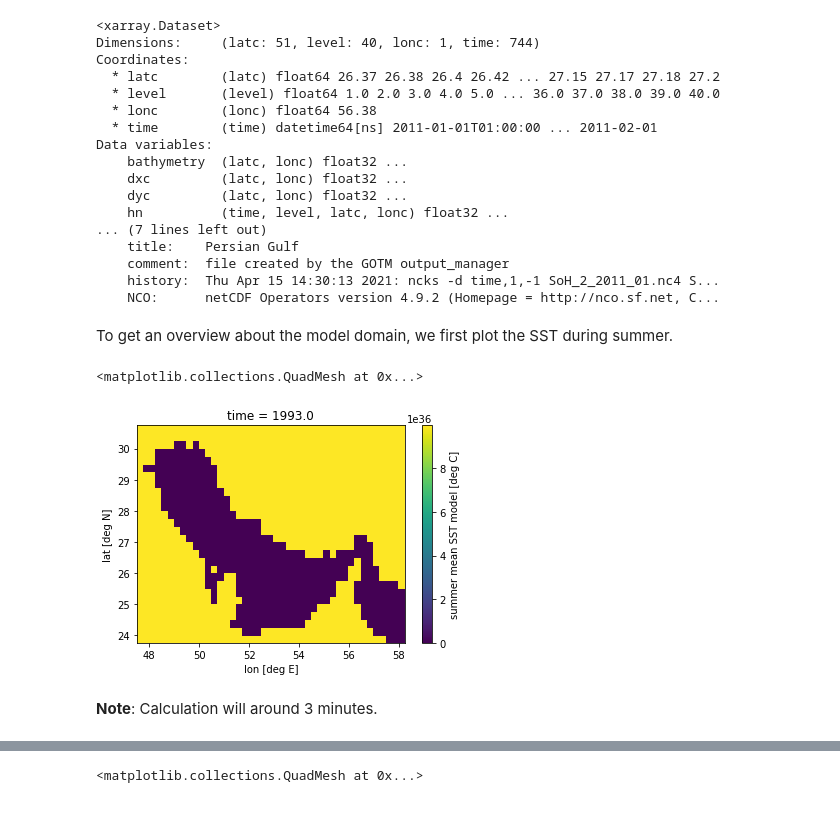
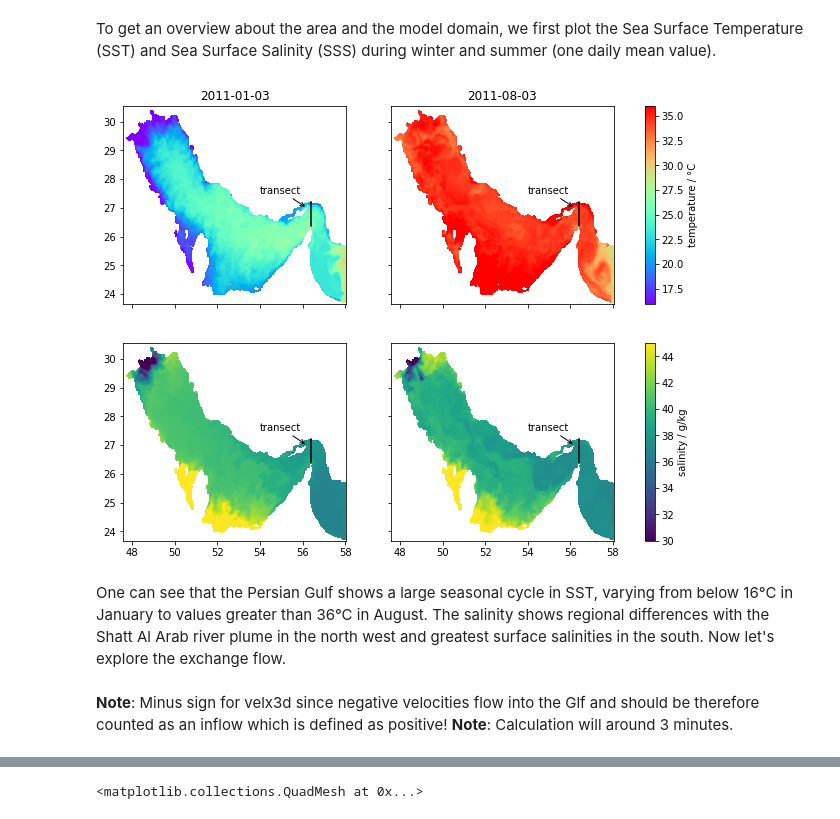
Before and after one commit to florianboergel/pyTEF, a Jupyter notebook: 01_example_persian_gulf.ipynb, the cells around one changed output, grey strips where cells are left out. Drawn from its saved outputs; the diff is of its cells as text; code cells hidden in the pictures.

```diff
--- a/01_example_persian_gulf.ipynb
+++ b/01_example_persian_gulf.ipynb
@@ -11,22 +10,7 @@ ds = xr.open_dataset("./data/SoH_2_2011_01.nc")
-# %%
-ds
-# %% [output]
-<xarray.Dataset>
-Dimensions:     (latc: 51, level: 40, lonc: 1, time: 744)
-Coordinates:
-  * latc        (latc) float64 26.37 26.38 26.4 26.42 ... 27.15 27.17 27.18 27.2
-  * level       (level) float64 1.0 2.0 3.0 4.0 5.0 ... 36.0 37.0 38.0 39.0 40.0
-  * lonc        (lonc) float64 56.38
-  * time        (time) datetime64[ns] 2011-01-01T01:00:00 ... 2011-02-01
-Data variables:
-    bathymetry  (latc, lonc) float32 ...
-    dxc         (latc, lonc) float32 ...
-    dyc         (latc, lonc) float32 ...
-    hn          (time, level, latc, lonc) float32 ...
-... (7 lines left out)
-    title:    Persian Gulf
-    comment:  file created by the GOTM output_manager
-    history:  Thu Apr 15 14:30:13 2021: ncks -d time,1,-1 SoH_2_2011_01.nc4 S...
-    NCO:      netCDF Operators version 4.9.2 (Homepage = http://nco.sf.net, C...
+# %%
+ds_winter = xr.open_dataset("./Programs/TotalExchangeFlow/data/SoH_2_2011_01.nc") #exchange flow in Strait of Hormuz winter
+ds_summer = xr.open_dataset("./Programs/TotalExchangeFlow/data/SoH_2_2011_01.nc") #exchange flow in Strait of Hormuz summer
+ds_2d_winter = xr.open_dataset("./Programs/TotalExchangeFlow/data/Surface_2011_01.nc") #SST and SSS winter
+ds_2d_summer = xr.open_dataset("./Programs/TotalExchangeFlow/data/Surface_2011_08.nc") #SST and SSS summer
 # %% [markdown]
-To get an overview about the model domain, we first plot the SST during summer.
+To get an overview about the area and the model domain, we first plot the Sea Surface Temperature (SST) and Sea Surface Salinity (SSS) during winter and summer (one daily mean value).
@@ -36,6 +17,21 @@ decode_times=False)
-# %%
-ds_2d.isel(time = 0).temp_summer_mod.plot()
-# %% [output]
-<matplotlib.collections.QuadMesh at 0x...>
-[figure, removed]
+# %%
+fig, ax = plt.subplots(2,2,sharex=True,sharey=True,figsize=(11,8))
+ax=ax.ravel()
+ax[0].set_title(str(ds_2d_winter.time[0].values)[:10])
+ax[1].set_title(str(ds_2d_summer.time[0].values)[:10])
+ax[0].pcolormesh(ds_2d_winter.lonc,ds_2d_winter.latc,ds_2d_winter.temp[0,0,:,:],vmin=16,vmax=36,cmap='rainbow')
+tmp = ax[1].pcolormesh(ds_2d_summer.lonc,ds_2d_summer.latc,ds_2d_summer.temp[0,0,:,:],vmin=16,vmax=36,cmap='rainbow')
+ax[2].pcolormesh(ds_2d_winter.lonc,ds_2d_winter.latc,ds_2d_winter.salt[0,0,:,:],vmin=30,vmax=45)
+sal = ax[3].pcolormesh(ds_2d_summer.lonc,ds_2d_summer.latc,ds_2d_summer.salt[0,0,:,:],vmin=30,vmax=45)
+plt.colorbar(tmp,ax=ax[:2],label='temperature / °C')
+plt.colorbar(sal,ax=ax[2:],label='salinity / g/kg')
+for axx in ax:
+    axx.annotate('transect',xy=(56.2,27.),xytext=(54,27.5),arrowprops=dict(arrowstyle='->'))
+    axx.plot([ds_winter.lonc.values,ds_winter.lonc.values],[ds_winter.latc.values[0],ds_winter.latc.values[-1]],color='k')
+# %% [output]
+[figure, added]
+# %% [markdown]
+One can see that the Persian Gulf shows a large seasonal cycle in SST, varying from below 16°C in January to
+values greater than 36°C in August. The salinity shows regional differences with the Shatt Al Arab river plume in the north west and greatest surface salinities in the south.
+Now let's explore the exchange flow.
 # %%
@@ -43,4 +40,5 @@ tef = TEF_object(ds = ds)
-# %% [markdown]
-**Note**: Calculation will around 3 minutes.
+# %% [markdown]
+**Note**: Minus sign for velx3d since negative velocities flow into the Glf and should be therefore counted as an inflow which is defined as positive!
+**Note**: Calculation will around 3 minutes.
 # %%
 tef.calc_volume_transport(-tef.ds.velx3d, tef.ds.hn, tef.ds.dyc)
```
Also changed, not shown: parts of 9 cells of this notebook, 5 other files.
